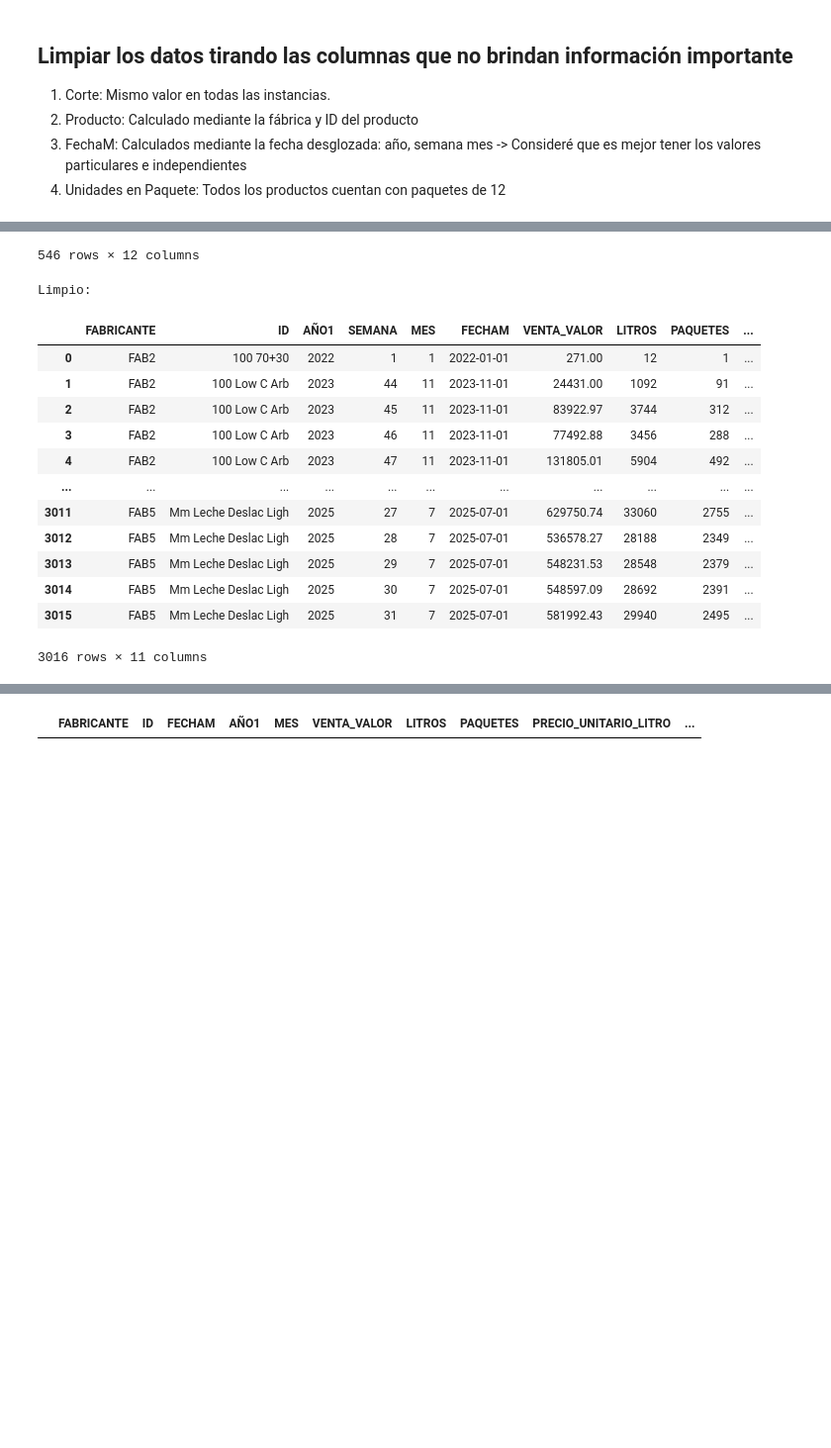
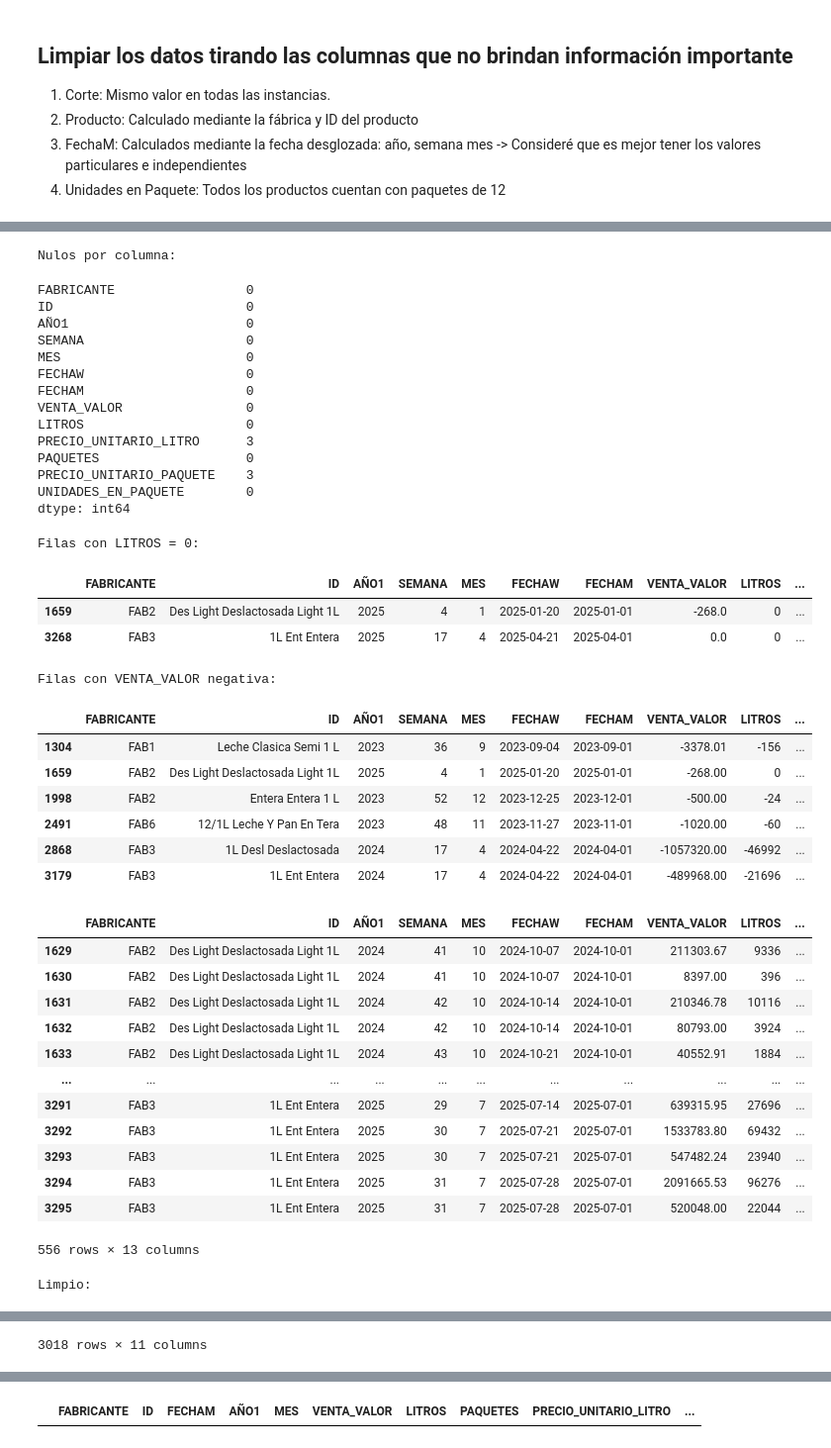
Before and after one commit to SALV19/statistic-project, a Jupyter notebook: milk_project.ipynb, the cells around one changed output, grey strips where cells are left out. Shown at 99% size. Cells and saved outputs as stored; diff of their text form; code cells hidden in the pictures; blank space fills up the shorter version.

```diff
--- a/milk_project.ipynb
+++ b/milk_project.ipynb
@@ -89,7 +89,7 @@ df
 1. Unidades en Paquete: Todos los productos cuentan con paquetes de 12
 # %%
 # Drop unimportant columns
-df_clean = df.drop(columns=["CORTE", "PRODUCTO", "UNIDADES_EN_PAQUETE"])
+df_clean = df.drop(columns=["CORTE", "PRODUCTO"])
 df_clean
 # %% [output]
 |  | FABRICANTE | ID | AÑO1 | SEMANA | MES | FECHAW | FECHAM | VENTA_VALOR | LITROS | ... |
@@ -116,9 +118,15 @@ Se considera repetidos si se tiene el mismo ID en la misma semaan y año, soluci
 Esto fue ya que las ventas se acumulan, y los datos repetidos son por un cambio en el precio, el cual no hace sentido acumular.
 # %%
 # Group duplicate rows together for visual comparison
-df_clean = df_clean[
-    (df_clean["LITROS"] > 0) & (df_clean["VENTA_VALOR"] >= 0)
-].copy()
+print("Nulos por columna:")
+display(df_clean.isna().sum())
+
+print("Filas con LITROS = 0:")
+display(df_clean[df_clean["LITROS"] == 0])
+
+print("Filas con VENTA_VALOR negativa:")
+display(df_clean[df_clean["VENTA_VALOR"] < 0])
+
 duplicates = df_clean[df_clean.duplicated(subset=["ID", "AÑO1", "SEMANA"], keep=False)]
 display(duplicates)
 
@@ -135,7 +143,7 @@ cols = ["FABRICANTE"] + [col for col in df_merged.columns if col != "FABRICANTE"
 df_merged = df_merged[cols]
 
 df_merged["PRECIO_UNITARIO_LITRO"] = df_merged["VENTA_VALOR"] / df_merged["LITROS"]
-df_merged["PRECIO_UNITARIO_PAQUETE"] = df_merged["PRECIO_UNITARIO_LITRO"] * 12
+df_merged["PRECIO_UNITARIO_PAQUETE"] = df_merged["VENTA_VALOR"] / df_merged["PAQUETES"]
 
 print("Limpio:")
 display(df_merged)
@@ -155,15 +151,41 @@ display(df_merged)
-546 rows × 12 columns
+Nulos por columna:
-Limpio:
+FABRICANTE                 0
+ID                         0
+AÑO1                       0
+SEMANA                     0
+MES                        0
+FECHAW                     0
+FECHAM                     0
+VENTA_VALOR                0
+LITROS                     0
+PRECIO_UNITARIO_LITRO      3
+PAQUETES                   0
+PRECIO_UNITARIO_PAQUETE    3
+UNIDADES_EN_PAQUETE        0
+dtype: int64
+Filas con LITROS = 0:
+|  | FABRICANTE | ID | AÑO1 | SEMANA | MES | FECHAW | FECHAM | VENTA_VALOR | LITROS | ... |
+| 1659 | FAB2 | Des Light Deslactosada Light 1L | 2025 | 4 | 1 | 2025-01-20 | 2025-01-01 | -268.0 | 0 | ... |
+| 3268 | FAB3 | 1L Ent Entera | 2025 | 17 | 4 | 2025-04-21 | 2025-04-01 | 0.0 | 0 | ... |
+Filas con VENTA_VALOR negativa:
-|  | FABRICANTE | ID | AÑO1 | SEMANA | MES | FECHAM | VENTA_VALOR | LITROS | PAQUETES | ... |
-| 0 | FAB2 | 100 70+30 | 2022 | 1 | 1 | 2022-01-01 | 271.00 | 12 | 1 | ... |
-| 1 | FAB2 | 100 Low C Arb | 2023 | 44 | 11 | 2023-11-01 | 24431.00 | 1092 | 91 | ... |
-| 2 | FAB2 | 100 Low C Arb | 2023 | 45 | 11 | 2023-11-01 | 83922.97 | 3744 | 312 | ... |
-| 3 | FAB2 | 100 Low C Arb | 2023 | 46 | 11 | 2023-11-01 | 77492.88 | 3456 | 288 | ... |
-| 4 | FAB2 | 100 Low C Arb | 2023 | 47 | 11 | 2023-11-01 | 131805.01 | 5904 | 492 | ... |
-| ... | ... | ... | ... | ... | ... | ... | ... | ... | ... | ... |
-| 3011 | FAB5 | Mm Leche Deslac Ligh | 2025 | 27 | 7 | 2025-07-01 | 629750.74 | 33060 | 2755 | ... |
-| 3012 | FAB5 | Mm Leche Deslac Ligh | 2025 | 28 | 7 | 2025-07-01 | 536578.27 | 28188 | 2349 | ... |
-| 3013 | FAB5 | Mm Leche Deslac Ligh | 2025 | 29 | 7 | 2025-07-01 | 548231.53 | 28548 | 2379 | ... |
-| 3014 | FAB5 | Mm Leche Deslac Ligh | 2025 | 30 | 7 | 2025-07-01 | 548597.09 | 28692 | 2391 | ... |
-| 3015 | FAB5 | Mm Leche Deslac Ligh | 2025 | 31 | 7 | 2025-07-01 | 581992.43 | 29940 | 2495 | ... |
+|  | FABRICANTE | ID | AÑO1 | SEMANA | MES | FECHAW | FECHAM | VENTA_VALOR | LITROS | ... |
+| 1304 | FAB1 | Leche Clasica Semi 1 L | 2023 | 36 | 9 | 2023-09-04 | 2023-09-01 | -3378.01 | -156 | ... |
+| 1659 | FAB2 | Des Light Deslactosada Light 1L | 2025 | 4 | 1 | 2025-01-20 | 2025-01-01 | -268.00 | 0 | ... |
+| 1998 | FAB2 | Entera Entera 1 L | 2023 | 52 | 12 | 2023-12-25 | 2023-12-01 | -500.00 | -24 | ... |
+| 2491 | FAB6 | 12/1L Leche Y Pan En Tera | 2023 | 48 | 11 | 2023-11-27 | 2023-11-01 | -1020.00 | -60 | ... |
+| 2868 | FAB3 | 1L Desl Deslactosada | 2024 | 17 | 4 | 2024-04-22 | 2024-04-01 | -1057320.00 | -46992 | ... |
+| 3179 | FAB3 | 1L Ent Entera | 2024 | 17 | 4 | 2024-04-22 | 2024-04-01 | -489968.00 | -21696 | ... |
-3016 rows × 11 columns
+|  | FABRICANTE | ID | AÑO1 | SEMANA | MES | FECHAW | FECHAM | VENTA_VALOR | LITROS | ... |
+| 1629 | FAB2 | Des Light Deslactosada Light 1L | 2024 | 41 | 10 | 2024-10-07 | 2024-10-01 | 211303.67 | 9336 | ... |
+| 1630 | FAB2 | Des Light Deslactosada Light 1L | 2024 | 41 | 10 | 2024-10-07 | 2024-10-01 | 8397.00 | 396 | ... |
+| 1631 | FAB2 | Des Light Deslactosada Light 1L | 2024 | 42 | 10 | 2024-10-14 | 2024-10-01 | 210346.78 | 10116 | ... |
+| 1632 | FAB2 | Des Light Deslactosada Light 1L | 2024 | 42 | 10 | 2024-10-14 | 2024-10-01 | 80793.00 | 3924 | ... |
+| 1633 | FAB2 | Des Light Deslactosada Light 1L | 2024 | 43 | 10 | 2024-10-21 | 2024-10-01 | 40552.91 | 1884 | ... |
+| ... | ... | ... | ... | ... | ... | ... | ... | ... | ... | ... |
+| 3291 | FAB3 | 1L Ent Entera | 2025 | 29 | 7 | 2025-07-14 | 2025-07-01 | 639315.95 | 27696 | ... |
+| 3292 | FAB3 | 1L Ent Entera | 2025 | 30 | 7 | 2025-07-21 | 2025-07-01 | 1533783.80 | 69432 | ... |
+| 3293 | FAB3 | 1L Ent Entera | 2025 | 30 | 7 | 2025-07-21 | 2025-07-01 | 547482.24 | 23940 | ... |
+| 3294 | FAB3 | 1L Ent Entera | 2025 | 31 | 7 | 2025-07-28 | 2025-07-01 | 2091665.53 | 96276 | ... |
+| 3295 | FAB3 | 1L Ent Entera | 2025 | 31 | 7 | 2025-07-28 | 2025-07-01 | 520048.00 | 22044 | ... |
+556 rows × 13 columns
+Limpio:
@@ -170,3 +204,4 @@ Limpio:
+3018 rows × 11 columns
 # %%
 df_merged_monthly = df_merged.groupby(["ID", "FECHAM"], as_index=False).agg({
 	"FABRICANTE": "first",
```
Also changed, not shown: parts of 28 cells of this notebook.
